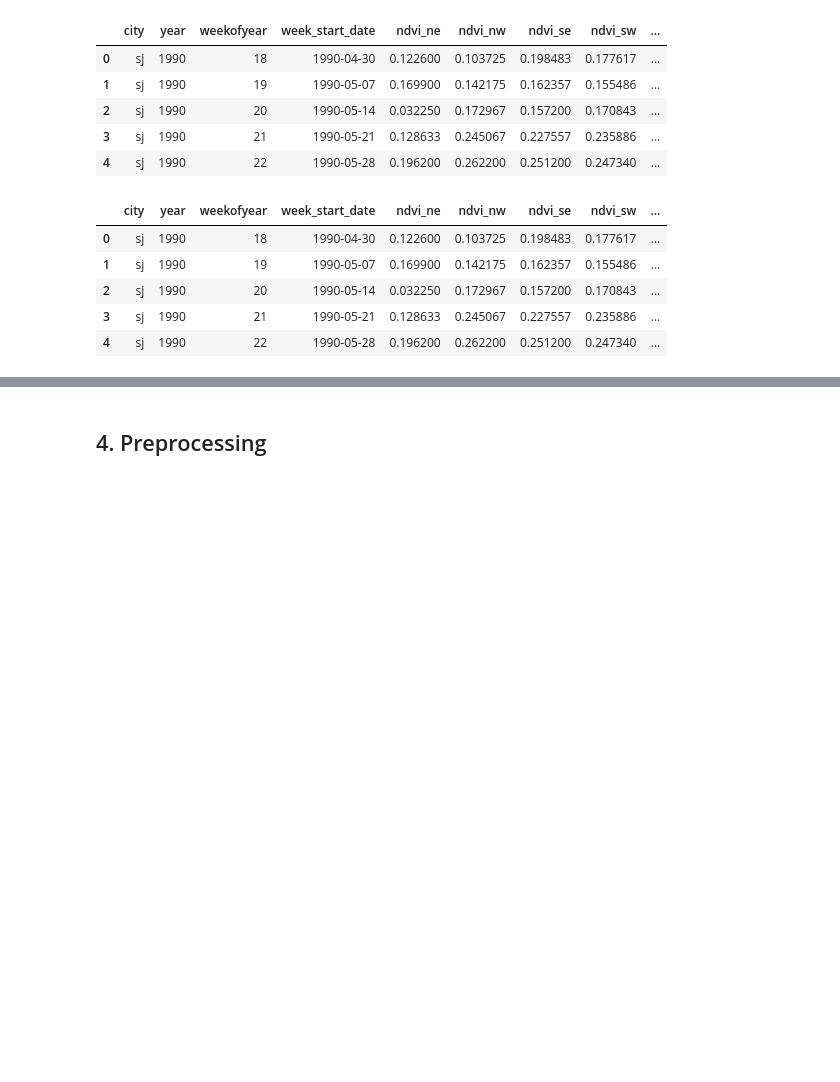
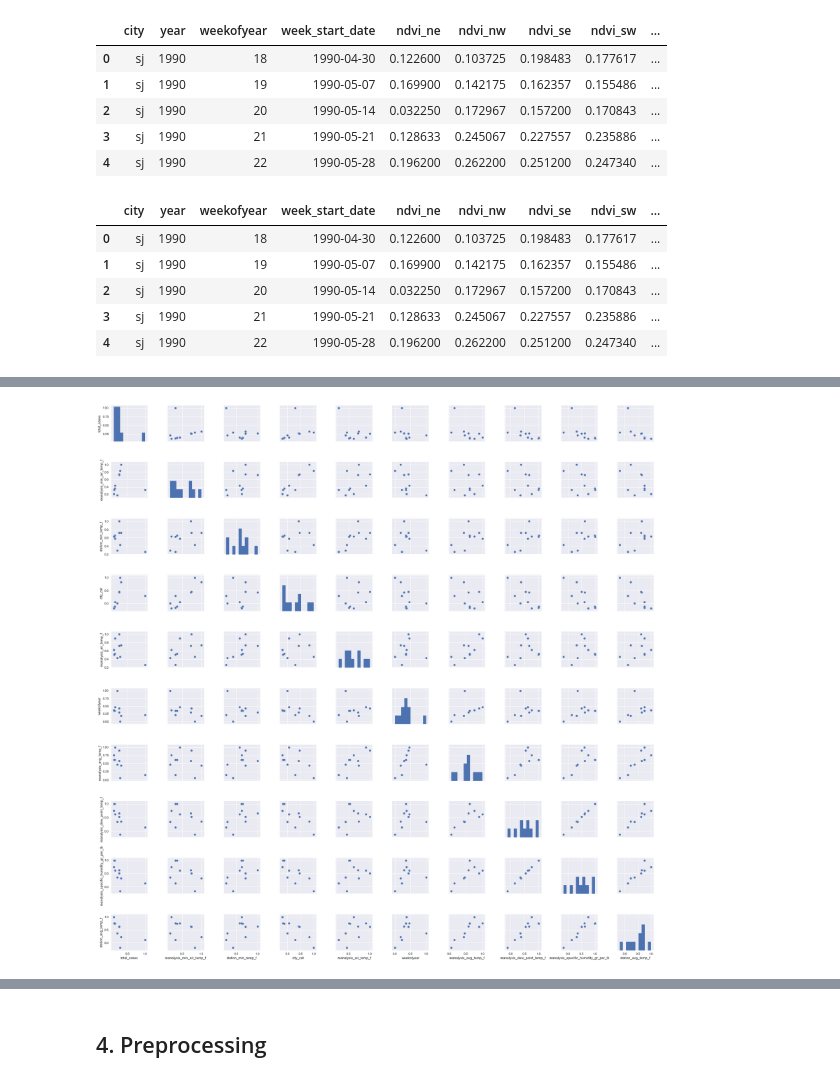
Before and after one commit to emmacorbino/Capstone, a Jupyter notebook: Capstone.ipynb, the cells around one changed output, grey strips where cells are left out. Saved outputs shown, nothing was run; the diff lists cells and outputs as text; code cells hidden in the pictures; blank space fills up the shorter version.

Commit message:
worked on eda and null values

```diff
--- a/Capstone.ipynb
+++ b/Capstone.ipynb
@@ -407,0 +381,9 @@ dengue.head()
+# %%
+# All the positively correlated values with total cases. There are a few that have very closely fit lines while others are
+# extrememly scattered. Again, I think the graphs will change once the temperature conversations are done.
+sns.pairplot(dengue[['total_cases', 'reanalysis_min_air_temp_f','station_min_temp_f','city_cat', 'reanalysis_air_temp_f',
+                    'weekofyear', 'reanalysis_avg_temp_f', 'reanalysis_dew_point_temp_f',
+                     'reanalysis_specific_humidity_gr_per_lb','station_avg_temp_f']].corr())
+None
+# %% [output]
+[figure, added]
```
Also changed, not shown: parts of 36 cells of this notebook.
